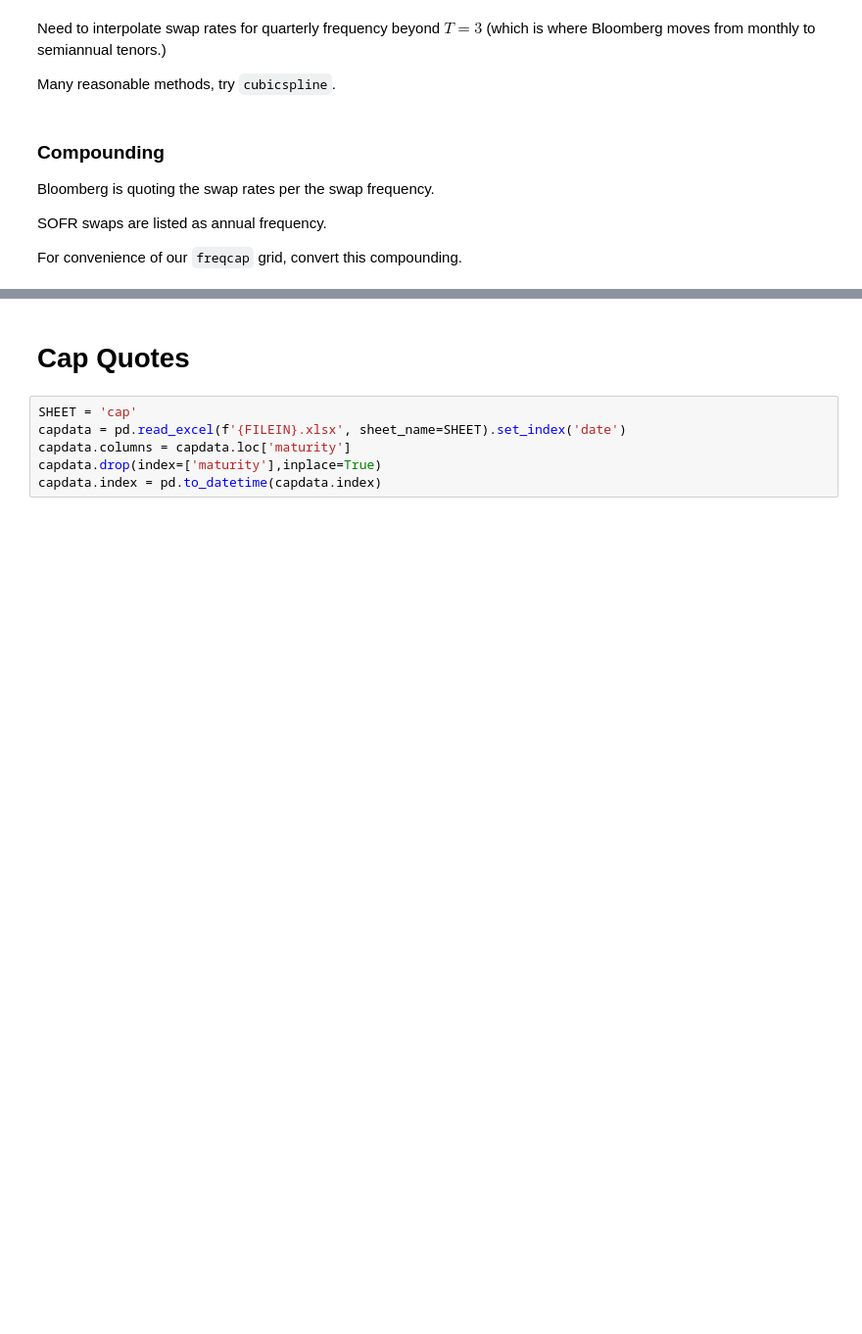
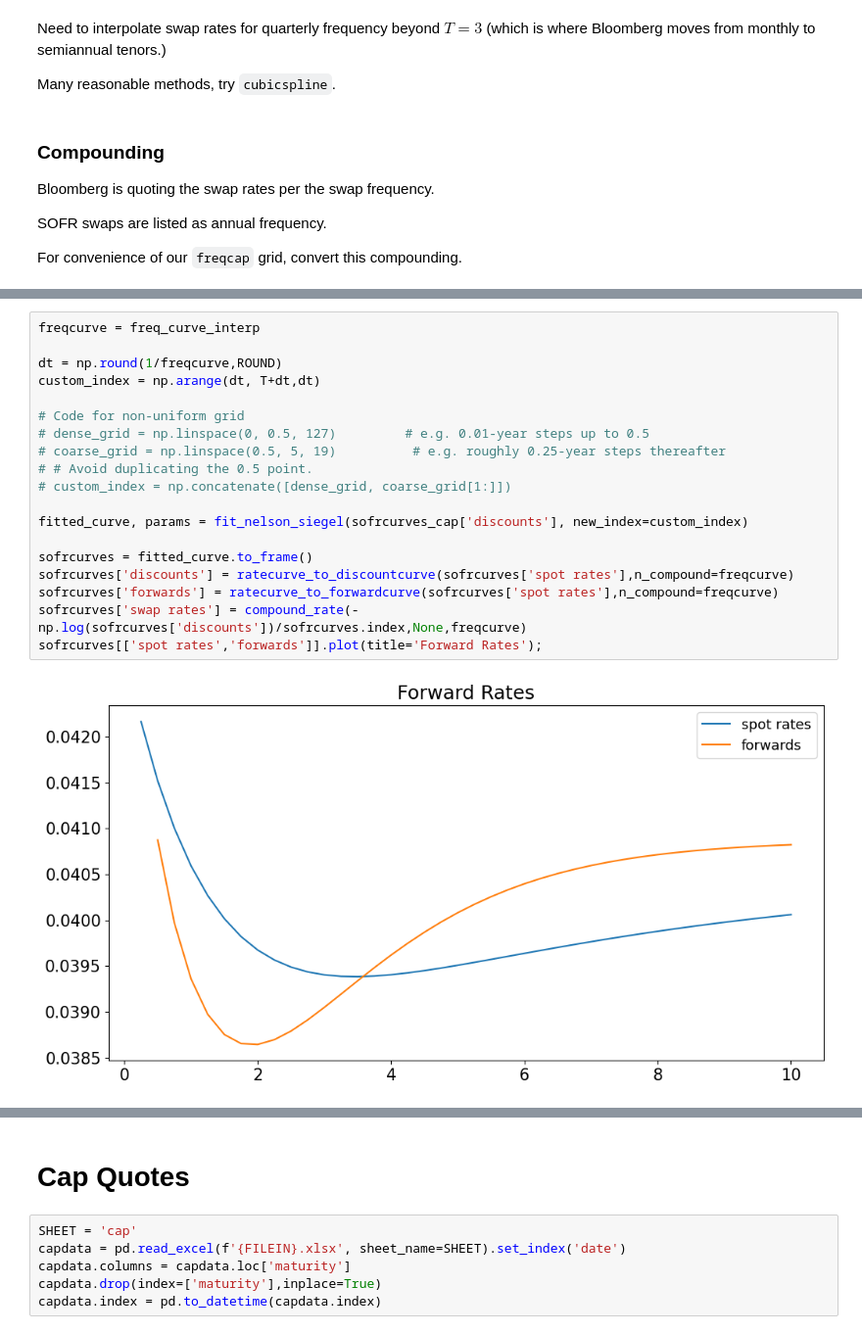
Before and after one commit to vinnyyx/finm-fiderivs-2025, a Jupyter notebook: build_data/Process Cap Quotes.ipynb, the cells around one changed output, grey strips where cells are left out. Shown at 98% size. Drawn from its saved outputs; the diff is of its cells as text; blank space fills up the shorter version.

```diff
--- a/build_data/Process Cap Quotes.ipynb
+++ b/build_data/Process Cap Quotes.ipynb
@@ -141,0 +214,21 @@ sofrcurves
+# %%
+freqcurve = freq_curve_interp
+
+dt = np.round(1/freqcurve,ROUND)
+custom_index = np.arange(dt, T+dt,dt)
+
+# Code for non-uniform grid
+# dense_grid = np.linspace(0, 0.5, 127)         # e.g. 0.01-year steps up to 0.5
+# coarse_grid = np.linspace(0.5, 5, 19)          # e.g. roughly 0.25-year steps thereafter
+# # Avoid duplicating the 0.5 point.
+# custom_index = np.concatenate([dense_grid, coarse_grid[1:]])
+
+fitted_curve, params = fit_nelson_siegel(sofrcurves_cap['discounts'], new_index=custom_index)
+
+sofrcurves = fitted_curve.to_frame()
+sofrcurves['discounts'] = ratecurve_to_discountcurve(sofrcurves['spot rates'],n_compound=freqcurve)
+sofrcurves['forwards'] = ratecurve_to_forwardcurve(sofrcurves['spot rates'],n_compound=freqcurve)
+sofrcurves['swap rates'] = compound_rate(-np.log(sofrcurves['discounts'])/sofrcurves.index,None,freqcurve)
+sofrcurves[['spot rates','forwards']].plot(title='Forward Rates');
+# %% [output]
+[figure, added]
```
Also changed, not shown: parts of 17 cells of this notebook, 8 other files.
